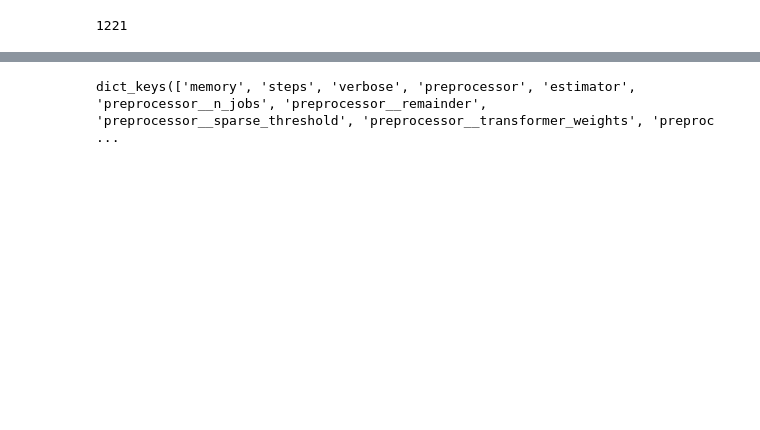
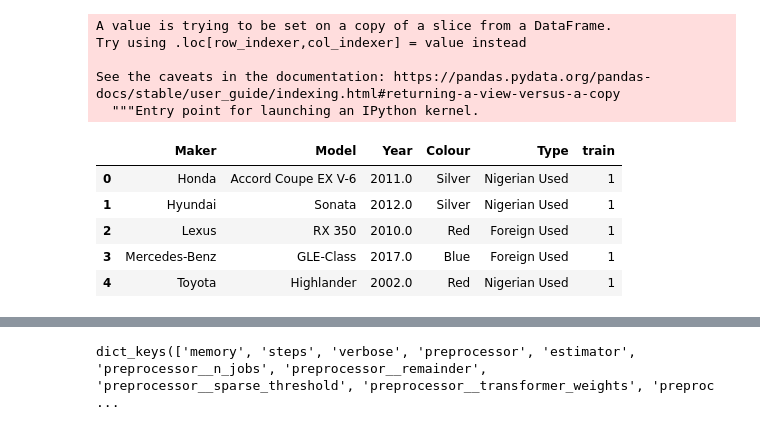
Before and after one commit to VIPlearner/csv-files, a Jupyter notebook: XGBboost.ipynb, the cells around one changed output, grey strips where cells are left out. Saved outputs shown, nothing was run; the diff lists cells and outputs as text; code cells hidden in the pictures; blank space fills up the shorter version.

```diff
--- a/XGBboost.ipynb
+++ b/XGBboost.ipynb
@@ -27,25 +43,0 @@ import matplotlib.pyplot as plt
-# %%
-df=pd.read_csv("https://raw.githubusercontent.com/VIPlearner/csv-files/main/Train.csv", index_col="VehicleID")
-df['Maker-Model'] = df['Maker'] + ' ' + df['Model']
-#dropping irrelevant features
-#df.drop(['Colour'], axis = 1, inplace = True)
-#df.drop(['Maker'], axis = 1, inplace = True)
-#df.drop(['Model'], axis = 1, inplace = True)
-# df.drop(['Location'], axis = 1, inplace = True)
-df.drop(['Distance'], axis = 1, inplace = True)
-df['Year'] = df['Year'].str.replace(',', '').astype(float)
-# df['Distance'] = df['Distance'].str.replace(',', '').astype(float)
-df['Location'] = df.Location.astype('category')
-df['Type'] = df.Type.astype('category')
-df['Maker'] = df.Maker.astype('category')
-df['Model'] = df.Model.astype('category')
-df['Colour'] = df.Colour.astype('category')
-df = df[~(np.isnan(df["Amount (Million Naira)"]))]
-X = df.drop(['Amount (Million Naira)'], axis = 1)
-y = df['Amount (Million Naira)']
-X_train, X_test, y_train, y_test = train_test_split(X, y,
-                                                    test_size = 0.3,
-                                                   random_state = 42)
-len(df['Maker-Model'].unique())
-# %% [output]
-1221
@@ -51,0 +49,9 @@ len(df['Maker-Model'].unique())
+# %%
+df['train']  = 1
+test_df['train']  = 0
+# %% [output]
+A value is trying to be set on a copy of a slice from a DataFrame.
+Try using .loc[row_indexer,col_indexer] = value instead
+
+See the caveats in the documentation: https://pandas.pydata.org/pandas-docs/stable/user_guide/indexing.html#returning-a-view-versus-a-copy
+  """Entry point for launching an IPython kernel.
@@ -51,0 +61,17 @@ len(df['Maker-Model'].unique())
+# %%
+#dropping irrelevant features
+#all_df.drop(['Colour'], axis = 1, inplace = True)
+#all_df.drop(['Maker'], axis = 1, inplace = True)
+# all_df.drop(['Type'], axis = 1, inplace = True)
+# all_df.drop(['Model'], axis = 1, inplace = True)
+all_df.drop(['Location'], axis = 1, inplace = True)
+all_df.drop(['Distance'], axis = 1, inplace = True)
+all_df.drop(['VehicleID'], axis = 1, inplace = True)
+all_df.head()
+# %% [output]
+|  | Maker | Model | Year | Colour | Type | train |
+| 0 | Honda | Accord Coupe EX V-6 | 2011.0 | Silver | Nigerian Used | 1 |
+| 1 | Hyundai | Sonata | 2012.0 | Silver | Nigerian Used | 1 |
+| 2 | Lexus | RX 350 | 2010.0 | Red | Foreign Used | 1 |
+| 3 | Mercedes-Benz | GLE-Class | 2017.0 | Blue | Foreign Used | 1 |
+| 4 | Toyota | Highlander | 2002.0 | Red | Nigerian Used | 1 |
```
Also changed, not shown: parts of 20 cells of this notebook.
